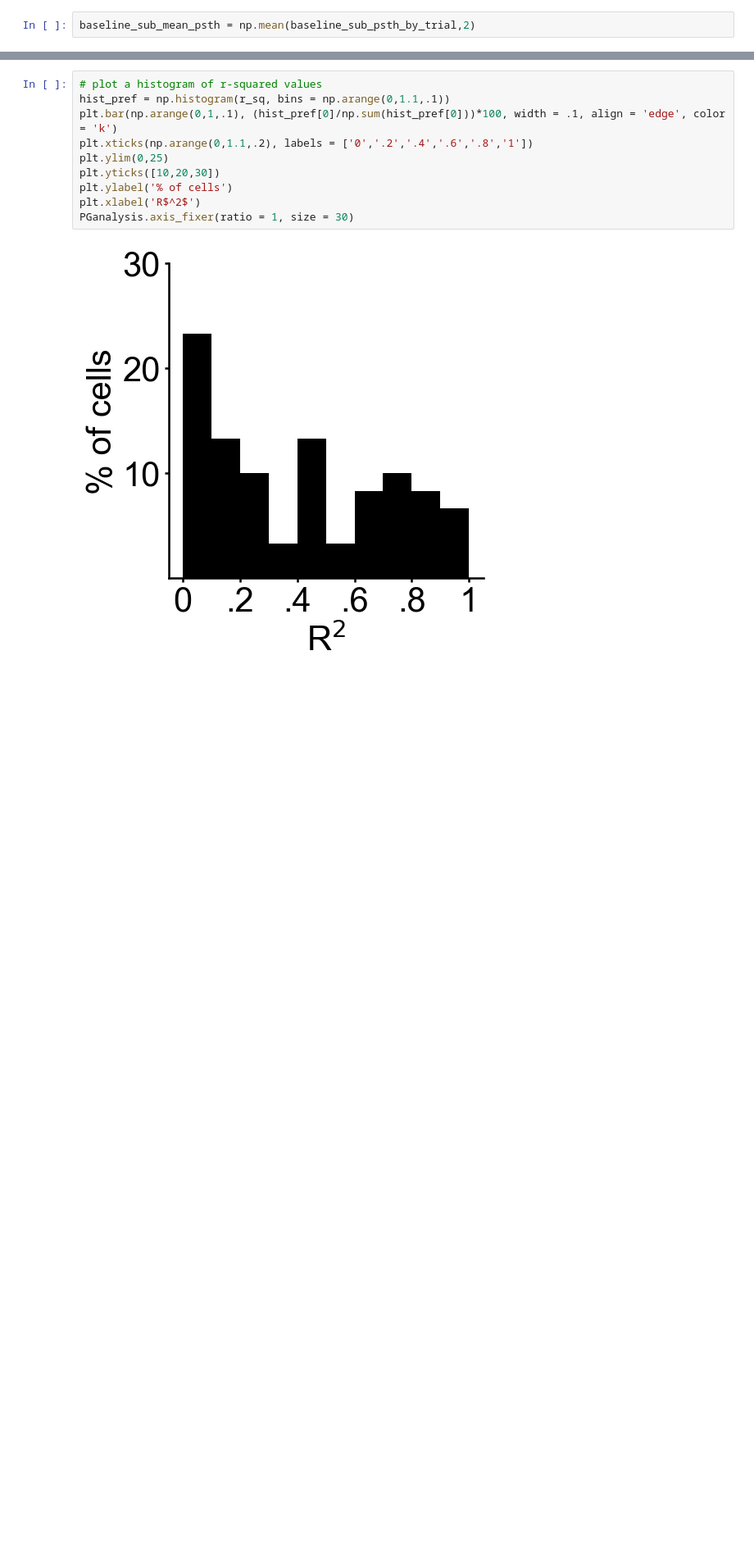
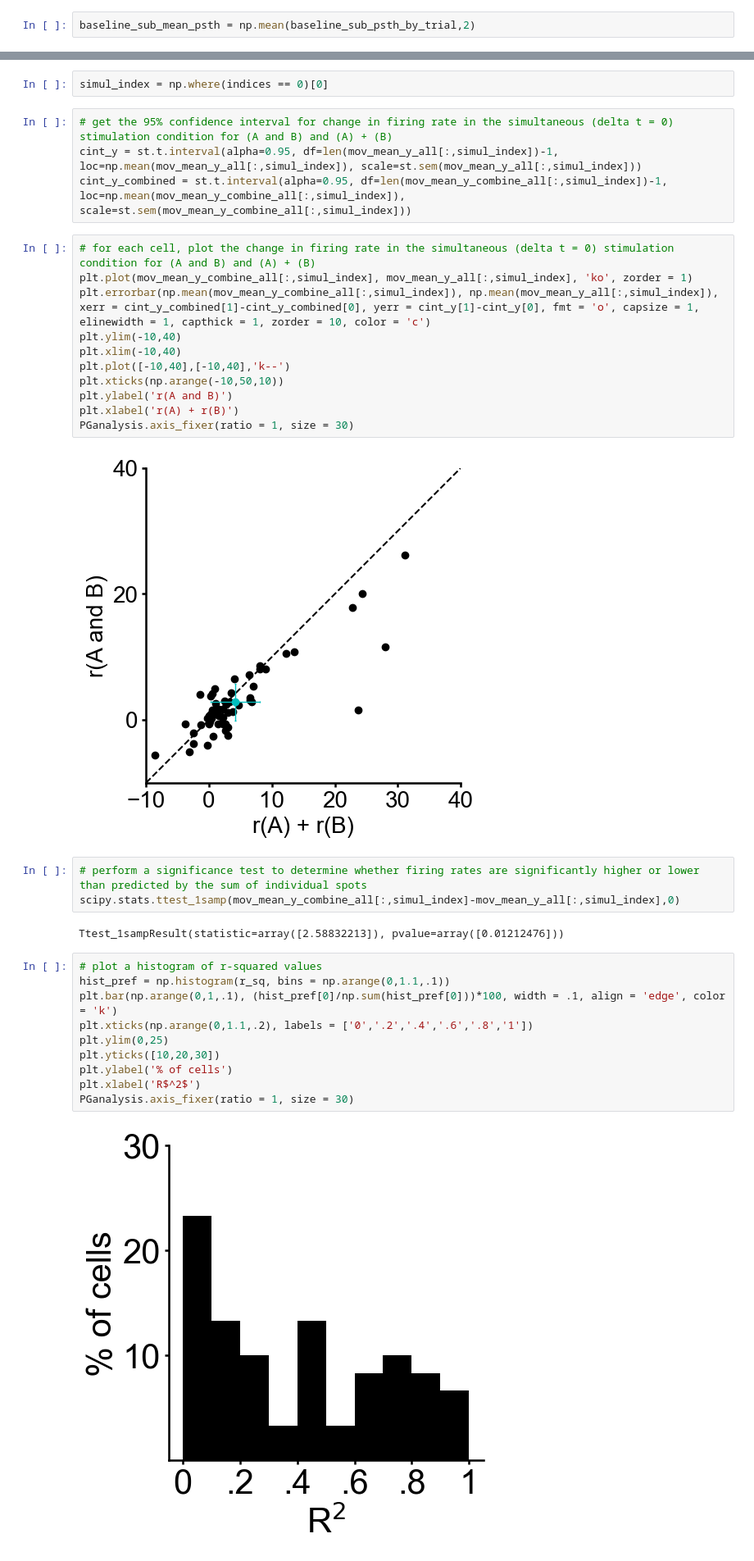
Before and after one commit to rmblazing/phase-coding-analysis, a Jupyter notebook: figure_generation/figure2/fig2_final.ipynb, the cells around one changed output, grey strips where cells are left out. Shown at 82% size. Cells and saved outputs as stored; diff of their text form; blank space fills up the shorter version.

Commit message:
feat: added plotting functionality for tuning curve examples

```diff
--- a/figure_generation/figure2/fig2_final.ipynb
+++ b/figure_generation/figure2/fig2_final.ipynb
@@ -228,6 +241,30 @@ for i, cell in enumerate(tuned_resp_cells):
     ss_tot = np.sum((mov_mean_y - np.mean(mov_mean_y))**2)
     ss_res = np.sum((mov_mean_y-(coeffs[i,0]*mov_mean_y_combine + coeffs[i,1]))**2)
     r_sq[i] = 1 -(ss_res/ss_tot)
+# %%
+simul_index = np.where(indices == 0)[0]
+# %%
+# get the 95% confidence interval for change in firing rate in the simultaneous (delta t = 0) stimulation condition for (A and B) and (A) + (B)
+cint_y = st.t.interval(alpha=0.95, df=len(mov_mean_y_all[:,simul_index])-1, loc=np.mean(mov_mean_y_all[:,simul_index]), scale=st.sem(mov_mean_y_all[:,simul_index]))
+cint_y_combined = st.t.interval(alpha=0.95, df=len(mov_mean_y_combine_all[:,simul_index])-1, loc=np.mean(mov_mean_y_combine_all[:,simul_index]), scale=st.sem(mov_mean_y_combine_all[:,simul_index]))
+# %%
+# for each cell, plot the change in firing rate in the simultaneous (delta t = 0) stimulation condition for (A and B) and (A) + (B)
+plt.plot(mov_mean_y_combine_all[:,simul_index], mov_mean_y_all[:,simul_index], 'ko', zorder = 1)
+plt.errorbar(np.mean(mov_mean_y_combine_all[:,simul_index]), np.mean(mov_mean_y_all[:,simul_index]), xerr = cint_y_combined[1]-cint_y_combined[0], yerr = cint_y[1]-cint_y[0], fmt = 'o', capsize = 1, elinewidth = 1, capthick = 1, zorder = 10, color = 'c')
+plt.ylim(-10,40)
+plt.xlim(-10,40)
+plt.plot([-10,40],[-10,40],'k--')
+plt.xticks(np.arange(-10,50,10))
+plt.ylabel('r(A and B)')
+plt.xlabel('r(A) + r(B)')
+PGanalysis.axis_fixer(ratio = 1, size = 30)
+# %% [output]
+[figure, added]
+# %%
+# perform a significance test to determine whether firing rates are significantly higher or lower than predicted by the sum of individual spots
+scipy.stats.ttest_1samp(mov_mean_y_combine_all[:,simul_index]-mov_mean_y_all[:,simul_index],0)
+# %% [output]
+Ttest_1sampResult(statistic=array([2.58832213]), pvalue=array([0.01212476]))
 # %%
 # plot a histogram of r-squared values
 hist_pref = np.histogram(r_sq, bins = np.arange(0,1.1,.1))
```
Also changed, not shown: parts of 12 cells of this notebook.
